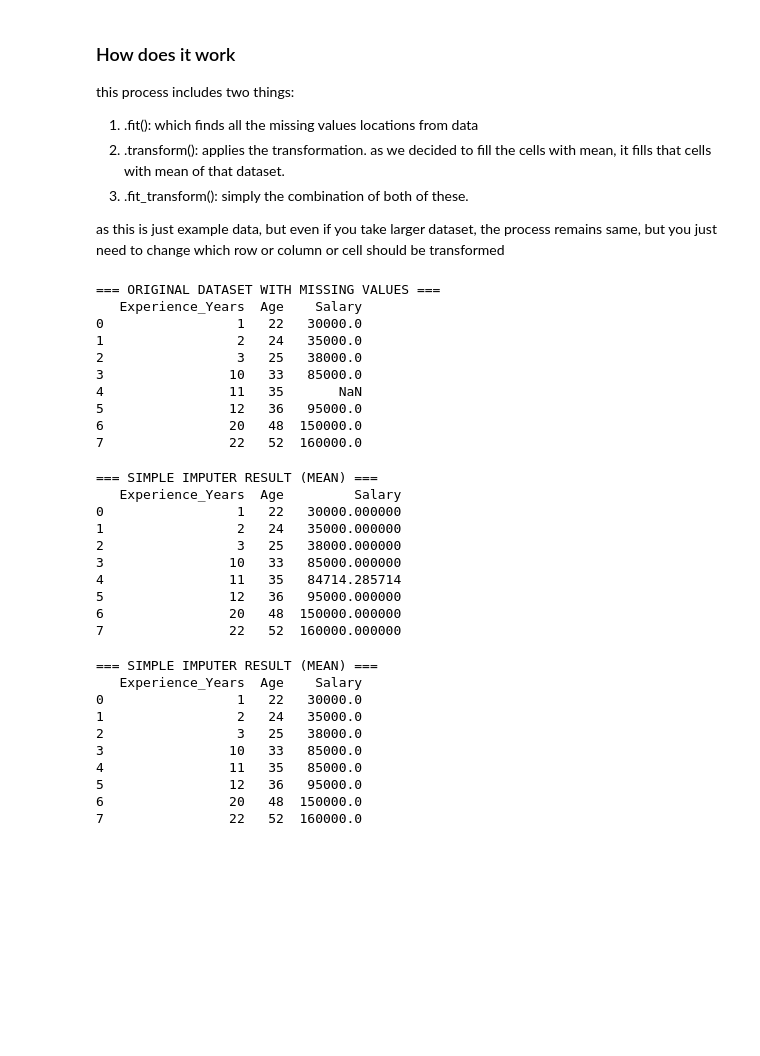
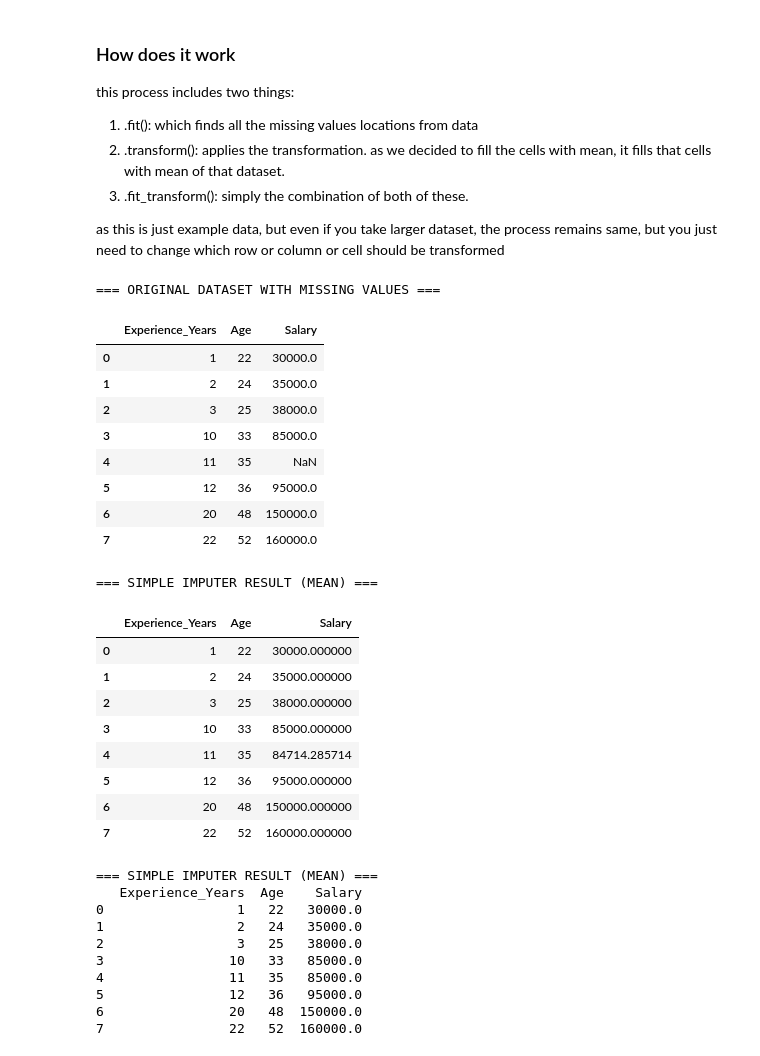
Before and after one commit to DEVANSHU-KALI/machine_leaning_course, a Jupyter notebook: data_preprocessing/1) missing_data_handling/1) simple_imputer/code.ipynb, the cells around one changed output. Drawn from its saved outputs; the diff is of its cells as text; code cells hidden in the pictures; blank space fills up the shorter version.

```diff
--- a/data_preprocessing/1) missing_data_handling/1) simple_imputer/code.ipynb
+++ b/data_preprocessing/1) missing_data_handling/1) simple_imputer/code.ipynb
@@ -144,31 +144,31 @@ as this is just example data, but even if you take larger dataset, the process r
 # %%
 # Example dataset
 
 import numpy as np
 import pandas as pd
-
+``
 # Create a sample dataset with correlated features and missing values
 data = {
     'Experience_Years': [1, 2, 3, 10, 11, 12, 20, 22],
     'Age': [22, 24, 25, 33, 35, 36, 48, 52],
     'Salary': [30000, 35000, 38000, 85000, np.nan, 95000, 150000, 160000] # Missing senior-level salary
 }
 
 df = pd.DataFrame(data)
 
 print("=== ORIGINAL DATASET WITH MISSING VALUES ===")
-print(df)
+display(df)
 # %% [output]
 === ORIGINAL DATASET WITH MISSING VALUES ===
-   Experience_Years  Age    Salary
-0                 1   22   30000.0
-1                 2   24   35000.0
-2                 3   25   38000.0
-3                10   33   85000.0
-4                11   35       NaN
-5                12   36   95000.0
-6                20   48  150000.0
-7                22   52  160000.0
+|  | Experience_Years | Age | Salary |
+| 0 | 1 | 22 | 30000.0 |
+| 1 | 2 | 24 | 35000.0 |
+| 2 | 3 | 25 | 38000.0 |
+| 3 | 10 | 33 | 85000.0 |
+| 4 | 11 | 35 | NaN |
+| 5 | 12 | 36 | 95000.0 |
+| 6 | 20 | 48 | 150000.0 |
+| 7 | 22 | 52 | 160000.0 |
 # %%
 # simple imputer code
 # instead of copy, we can also replace the original column with the transformed values if wanted.
@@ -184,18 +184,18 @@ df_simple['Salary'] = simple_imp.fit_transform(df_simple[['Salary']])
 # to replace the original column, you can change the line like: df_simple['Salary'] = simple_imp.fit_transform(df_simple[['Salary']]). and also delete that copy line above.
 
 print("=== SIMPLE IMPUTER RESULT (MEAN) ===")
-print(df_simple)
+display(df_simple)
 # %% [output]
 === SIMPLE IMPUTER RESULT (MEAN) ===
-   Experience_Years  Age         Salary
-0                 1   22   30000.000000
-1                 2   24   35000.000000
-2                 3   25   38000.000000
-3                10   33   85000.000000
-4                11   35   84714.285714
-5                12   36   95000.000000
-6                20   48  150000.000000
-7                22   52  160000.000000
+|  | Experience_Years | Age | Salary |
+| 0 | 1 | 22 | 30000.000000 |
+| 1 | 2 | 24 | 35000.000000 |
+| 2 | 3 | 25 | 38000.000000 |
+| 3 | 10 | 33 | 85000.000000 |
+| 4 | 11 | 35 | 84714.285714 |
+| 5 | 12 | 36 | 95000.000000 |
+| 6 | 20 | 48 | 150000.000000 |
+| 7 | 22 | 52 | 160000.000000 |
 # %%
 # simple imputer code
 # instead of copy, we can also replace the original column with the transformed values if wanted.
```
Also changed, not shown: 2 other files.
